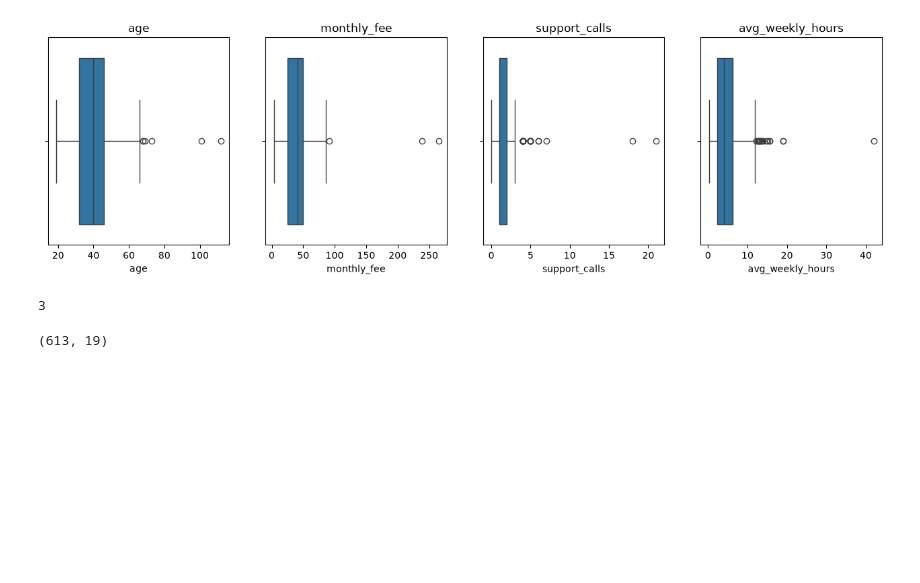
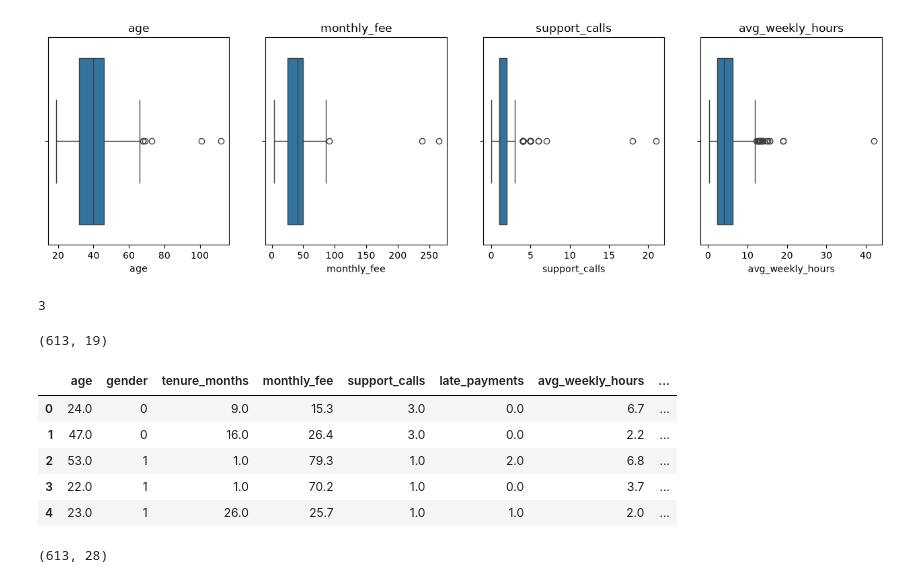
Before and after one commit to Lui-die-lui/aice-associate-study, a Jupyter notebook: DAY19/day19_binary_review.ipynb, the cells around one changed output. Cells and saved outputs as stored; diff of their text form; code cells hidden in the pictures; blank space fills up the shorter version.

```diff
--- a/DAY19/day19_binary_review.ipynb
+++ b/DAY19/day19_binary_review.ipynb
@@ -253,3 +254,40 @@ data_out.reset_index(drop=True, inplace=True)
 data_out.shape
 # %% [output]
 (613, 19)
+# %%
+data_model = data_out.drop(columns=['customer_id', 'signup_date'])
+# %%
+data_model['gender'] = data_model['gender'].map({
+  'Male':0,
+  'Female':1
+})
+
+data_model['auto_payment'] = data_model['auto_payment'].map({
+  'No':0,
+  'Yes':1
+})
+# %%
+categorical_columns = [
+    'region',
+    'plan_type',
+    'contract_type',
+    'payment_method'
+]
+
+data_model = pd.get_dummies(data_model, categorical_columns, dtype=int)
+# %%
+data_model.head()
+# %% [output]
+|  | age | gender | tenure_months | monthly_fee | support_calls | late_payments | avg_weekly_hours | ... |
+| 0 | 24.0 | 0 | 9.0 | 15.3 | 3.0 | 0.0 | 6.7 | ... |
+| 1 | 47.0 | 0 | 16.0 | 26.4 | 3.0 | 0.0 | 2.2 | ... |
+| 2 | 53.0 | 1 | 1.0 | 79.3 | 1.0 | 2.0 | 6.8 | ... |
+| 3 | 22.0 | 1 | 1.0 | 70.2 | 1.0 | 0.0 | 3.7 | ... |
+| 4 | 23.0 | 1 | 26.0 | 25.7 | 1.0 | 1.0 | 2.0 | ... |
+# %%
+X = data_model.drop(columns=['churn'])
+y = data_model['churn']
+
+data_model.shape
+# %% [output]
+(613, 28)
```
Also changed, not shown: parts of 24 cells of this notebook, 5 other files.
